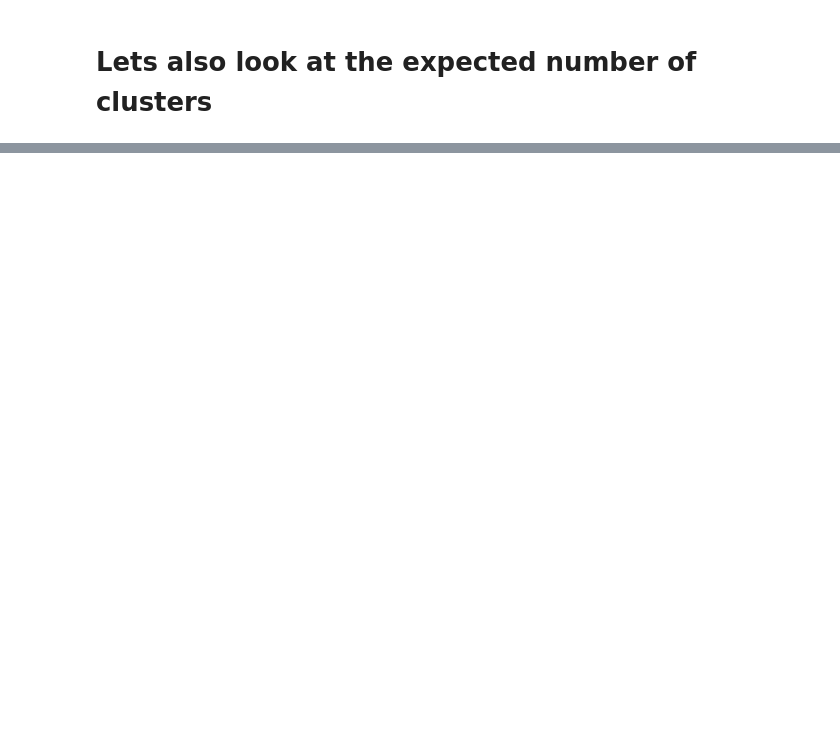
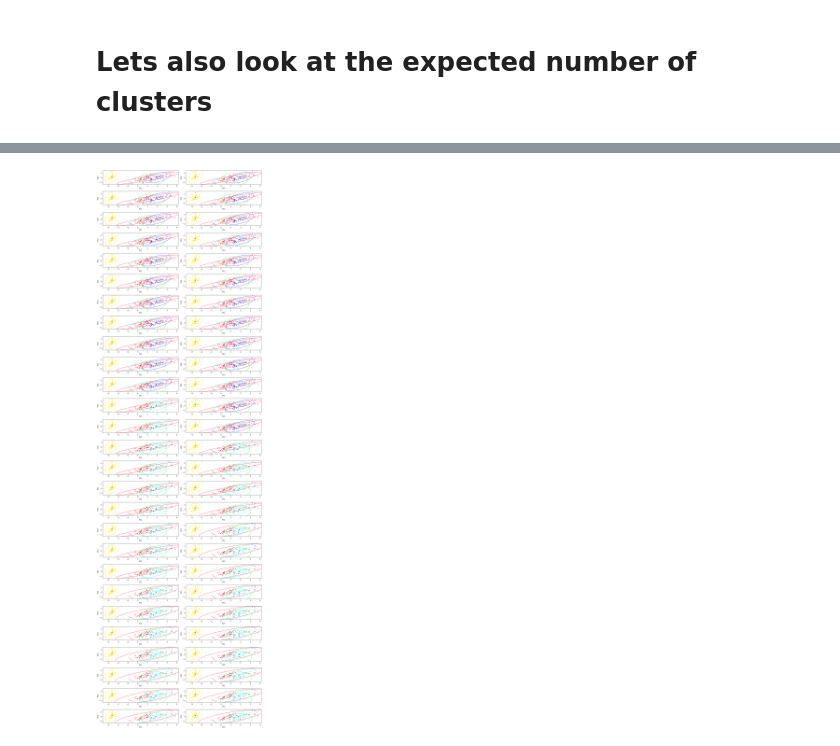
Before and after one commit to mijordan3/BNP_sensitivity, a Jupyter notebook: GMM_clustering/jupyter/bryans_sandbox/parametric_sensitivity_sandbox.ipynb, the cells around one changed output, grey strips where cells are left out. Cells and saved outputs as stored; diff of their text form; code cells hidden in the pictures; blank space fills up the shorter version.

```diff
--- a/GMM_clustering/jupyter/bryans_sandbox/parametric_sensitivity_sandbox.ipynb
+++ b/GMM_clustering/jupyter/bryans_sandbox/parametric_sensitivity_sandbox.ipynb
@@ -465,0 +532,35 @@ plt.plot(epsilon_vec, e_num_clusters_pred_nonlin_array, '+')
+# %%
+def plot_results_from_free_params(model, global_free_params, fig):
+    # look at results
+    model.global_vb_params.set_free(global_free_params)
+    model.set_optimal_z()
+
+    bnp_clusters = np.argmax(model.e_z, axis = 1)
+    bnp_centroids = model.vb_params['global']['centroids'].get()
+
+    bnp_cluster_infos = model.vb_params['global']['gamma'].get()
+    bnp_cluster_covs = np.linalg.inv(bnp_cluster_infos)
+
+    pca_fit, pc_features, colors1, colors2 = utils_lib.get_plot_data(model.y)
+
+    # we plot in PCA space
+    bnp_centroids_pc, bnp_cluster_covs_pc = \
+        utils_lib.transform_params_to_pc_space(pca_fit, bnp_centroids, bnp_cluster_covs)
+
+    utils_lib.plot_clusters(pc_features[:, 0], pc_features[:, 1], bnp_clusters, \
+              colors1_, fig, \
+              centroids = bnp_centroids_pc[:, np.unique(bnp_clusters)], \
+              cov = bnp_cluster_covs_pc[np.unique(bnp_clusters)])
+
+    fig.set_xlabel('PC1')
+    fig.set_ylabel('PC2')
+# %%
+f, axarr = plt.subplots(len(epsilon_vec), 2, figsize = (15, 50))
+
+for i in range(len(epsilon_vec)):
+    plot_results_from_free_params(model, best_param_phi_array[i], axarr[i, 0])
+    plot_results_from_free_params(model, best_param_phi_pred_array[i], axarr[i, 1])
+
+f.tight_layout()
+# %% [output]
+[figure, added]
```
Also changed, not shown: parts of 27 cells of this notebook, 4 other files.
